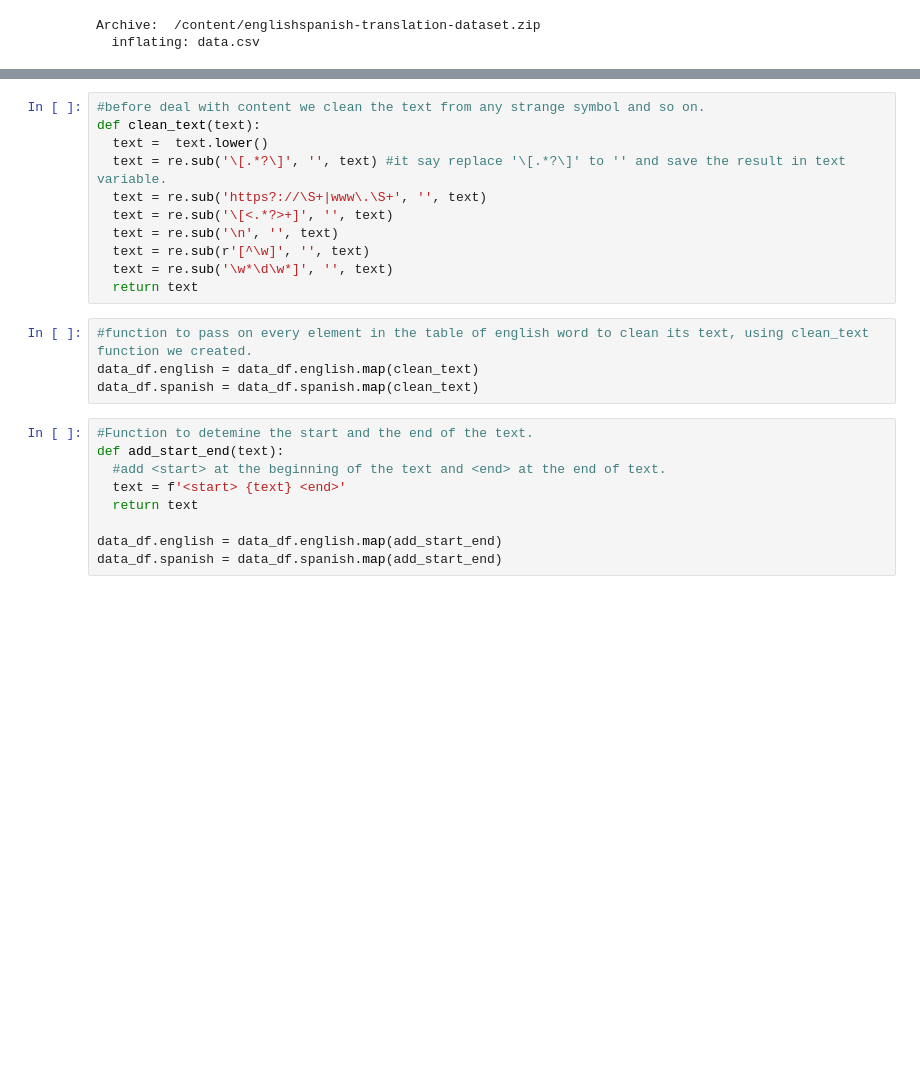
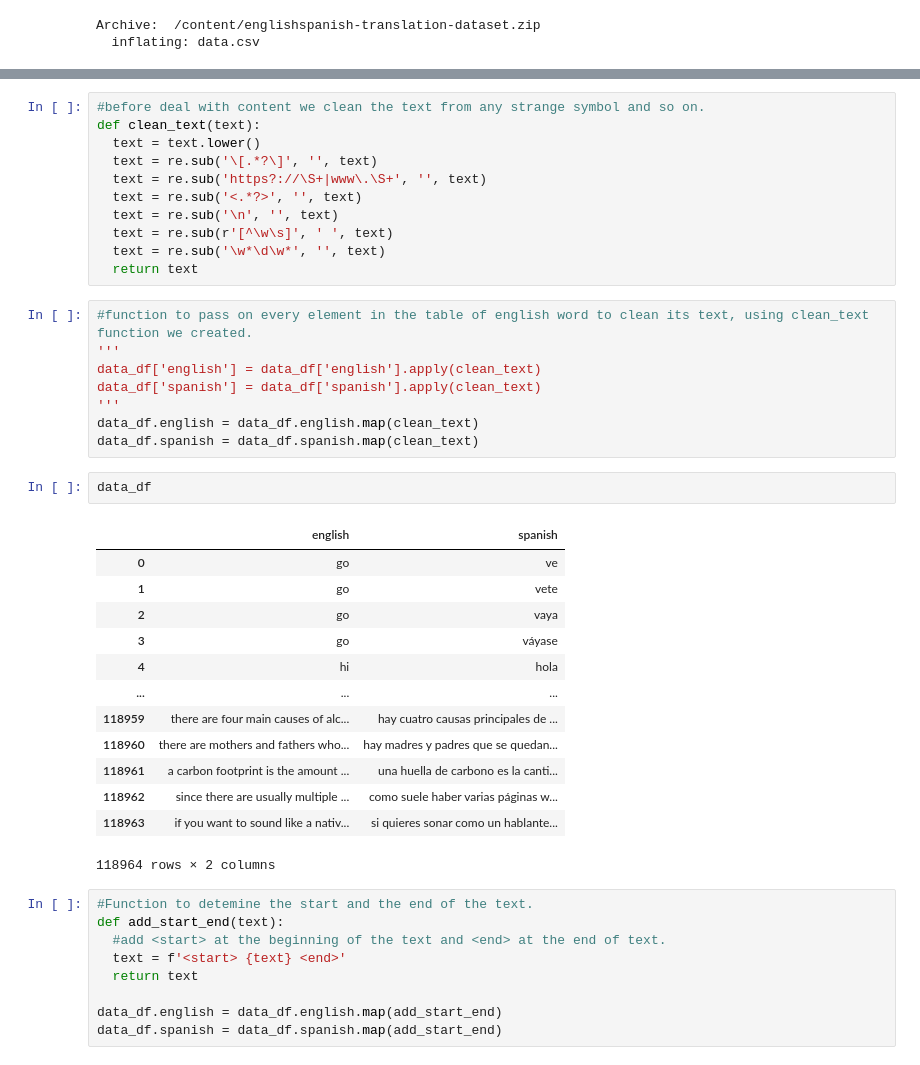
Before and after one commit to MariamAtefMah/Colab-ML-Project, a Jupyter notebook: NLP.ipynb, the cells around one changed output, grey strips where cells are left out. Saved outputs shown, nothing was run; the diff lists cells and outputs as text; blank space fills up the shorter version.

Commit message:
Saving data and train it

```diff
--- a/NLP.ipynb
+++ b/NLP.ipynb
@@ -72,18 +73,38 @@ data_df
 # %%
 #before deal with content we clean the text from any strange symbol and so on.
 def clean_text(text):
-  text =  text.lower()
-  text = re.sub('\[.*?\]', '', text) #it say replace '\[.*?\]' to '' and save the result in text variable.
+  text = text.lower()
+  text = re.sub('\[.*?\]', '', text)
   text = re.sub('https?://\S+|www\.\S+', '', text)
-  text = re.sub('\[<.*?>+]', '', text)
+  text = re.sub('<.*?>', '', text)
   text = re.sub('\n', '', text)
-  text = re.sub(r'[^\w]', '', text)
-  text = re.sub('\w*\d\w*]', '', text)
+  text = re.sub(r'[^\w\s]', ' ', text)
+  text = re.sub('\w*\d\w*', '', text)
   return text
 # %%
 #function to pass on every element in the table of english word to clean its text, using clean_text function we created.
+'''
+data_df['english'] = data_df['english'].apply(clean_text)
+data_df['spanish'] = data_df['spanish'].apply(clean_text)
+'''
 data_df.english = data_df.english.map(clean_text)
 data_df.spanish = data_df.spanish.map(clean_text)
+# %%
+data_df
+# %% [output]
+|  | english | spanish |
+| 0 | go | ve |
+| 1 | go | vete |
+| 2 | go | vaya |
+| 3 | go | váyase |
+| 4 | hi | hola |
+| ... | ... | ... |
+| 118959 | there are four main causes of alc... | hay cuatro causas principales de ... |
+| 118960 | there are mothers and fathers who... | hay madres y padres que se quedan... |
+| 118961 | a carbon footprint is the amount ... | una huella de carbono es la canti... |
+| 118962 | since there are usually multiple ... | como suele haber varias páginas w... |
+| 118963 | if you want to sound like a nativ... | si quieres sonar como un hablante... |
+118964 rows × 2 columns
 # %%
 #Function to detemine the start and the end of the text.
 def add_start_end(text):
```
Also changed, not shown: parts of 7 cells of this notebook.
